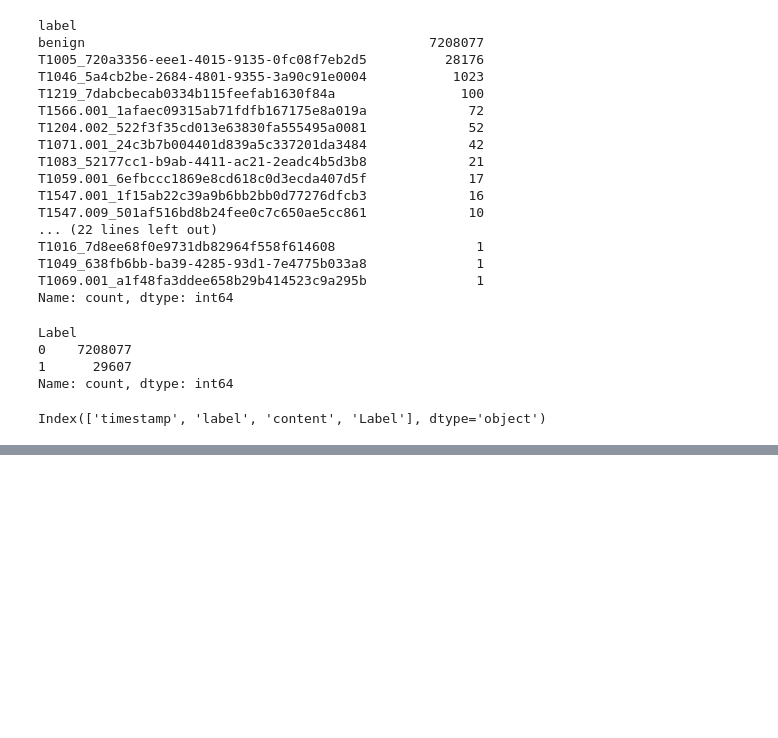
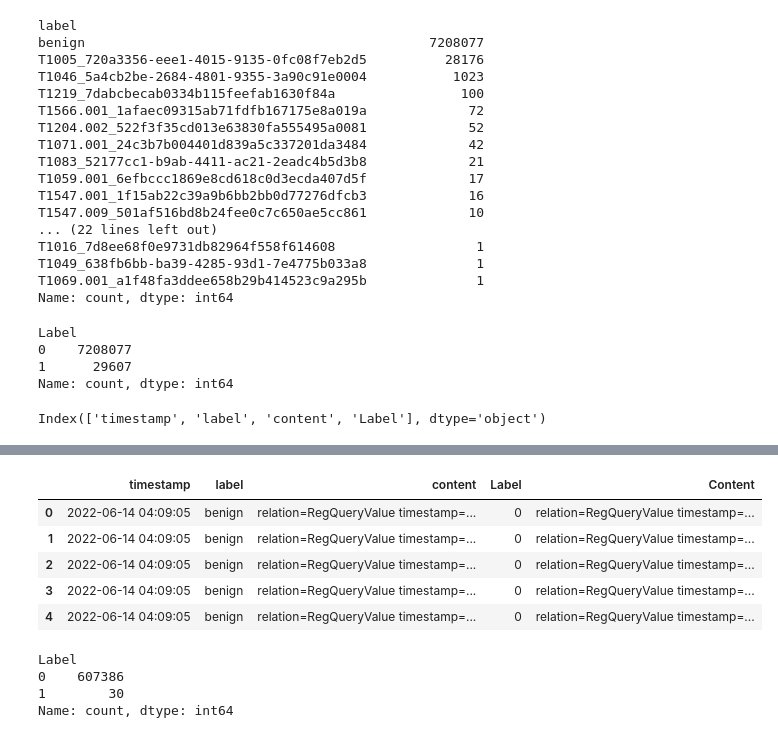
Before and after one commit to AhmedCoolProjects/SAGA-APT-Datasets-Preprocessing, a Jupyter notebook: SAGA APT Datasets Preprocessing.ipynb, the cells around one changed output, grey strips where cells are left out. Cells and saved outputs as stored; diff of their text form; code cells hidden in the pictures; blank space fills up the shorter version.

```diff
--- a/SAGA APT Datasets Preprocessing.ipynb
+++ b/SAGA APT Datasets Preprocessing.ipynb
@@ -311,0 +340,2 @@ _df[["content"]].head()
+# %%
+_path = "path_to/C8_log.csv"
@@ -311,0 +356,20 @@ _df[["content"]].head()
+# %%
+df2['Label'] = df2['label'].apply(lambda x: 0 if x == 'benign' else 1)
+# %%
+df2['Content'] = df2['content'].apply(clean_log_content)
+# %%
+df2.head()
+# %% [output]
+|  | timestamp | label | content | Label | Content |
+| 0 | 2022-06-14 04:09:05 | benign | relation=RegQueryValue timestamp=... | 0 | relation=RegQueryValue timestamp=... |
+| 1 | 2022-06-14 04:09:05 | benign | relation=RegQueryValue timestamp=... | 0 | relation=RegQueryValue timestamp=... |
+| 2 | 2022-06-14 04:09:05 | benign | relation=RegQueryValue timestamp=... | 0 | relation=RegQueryValue timestamp=... |
+| 3 | 2022-06-14 04:09:05 | benign | relation=RegQueryValue timestamp=... | 0 | relation=RegQueryValue timestamp=... |
+| 4 | 2022-06-14 04:09:05 | benign | relation=RegQueryValue timestamp=... | 0 | relation=RegQueryValue timestamp=... |
+# %%
+df2['Label'].value_counts()
+# %% [output]
+Label
+0    607386
+1        30
+Name: count, dtype: int64
```
Also changed, not shown: parts of 13 cells of this notebook, 8 other files.
